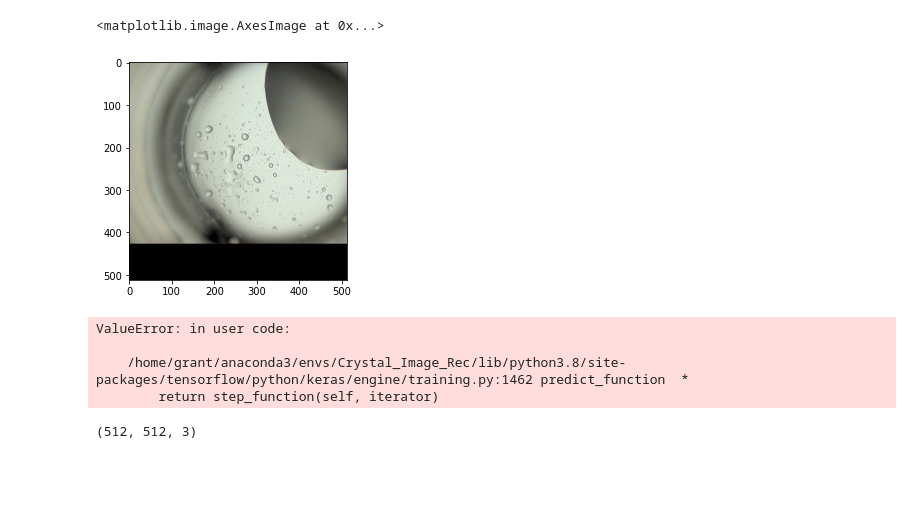
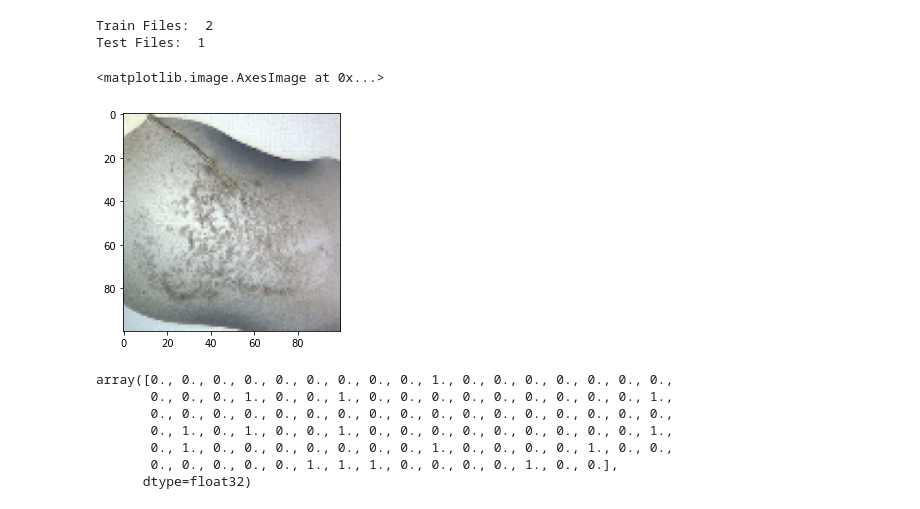
Before and after one commit to gbwiersum/CSGID, a Jupyter notebook: ImageRecognition/experimental/Image_recognition.ipynb, the cells around one changed output. Cells and saved outputs as stored; diff of their text form; code cells hidden in the pictures; blank space fills up the shorter version.

Commit message:
Work on conversion of minstrel images to tfrecord format

```diff
--- a/ImageRecognition/experimental/Image_recognition.ipynb
+++ b/ImageRecognition/experimental/Image_recognition.ipynb
@@ -39,17 +43,43 @@ test_image = wells.iloc[0]['image']
+# %%
+# Much of the code used here is based on: https://keras.io/examples/keras_recipes/tfrecord/
+import tensorflow as tf
+from ImageRecognition.utils.DataGenerator import get_dataset
+from ImageRecognition.utils.Inceptionv4 import create_model
+import glob
+
+train_list = glob.glob('../train-jpg/*')[0:2]
+test_list = glob.glob('../test-jpg/*')[0:1]
+valid_list = test_list
+
+# Tuning and training params:
+BATCH_SIZE = 100
+IMAGE_SIZE = [100, 100, 3]
+
+print("Train Files: ", len(train_list))
+print("Test Files: ", len(test_list))
+
+train_dataset = get_dataset(train_list, batch_size=BATCH_SIZE, im_size=IMAGE_SIZE)
+valid_dataset = get_dataset(test_list, batch_size=BATCH_SIZE, im_size=IMAGE_SIZE)
+test_dataset = get_dataset(test_list, labeled=False, batch_size=BATCH_SIZE, im_size=IMAGE_SIZE)
+# %% [output]
+Train Files:  2
+Test Files:  1
 # %%
 import matplotlib.pyplot as plt
-plt.imshow(test_image)
+test_image, test_label = next(iter(valid_dataset))
-# %% [output]
-<matplotlib.image.AxesImage at 0x...>
-[figure, removed]
-# %%
-model.predict(test_image)
-# %% [output]
-ValueError: in user code:
-
-    /home/grant/anaconda3/envs/Crystal_Image_Rec/lib/python3.8/site-packages/tensorflow/python/keras/engine/training.py:1462 predict_function  *
-        return step_function(self, iterator)
-# %%
-test_image.shape
-# %% [output]
-(512, 512, 3)
+# %%
+test_pred = model.predict(test_image)
+#plt.imshow(test_image[0].numpy()/255)
+# %% [output]
+<matplotlib.image.AxesImage at 0x...>
+[figure, added]
+# %%
+test_label.numpy()
+# %% [output]
+array([0., 0., 0., 0., 0., 0., 0., 0., 0., 1., 0., 0., 0., 0., 0., 0., 0.,
+       0., 0., 0., 1., 0., 0., 1., 0., 0., 0., 0., 0., 0., 0., 0., 0., 1.,
+       0., 0., 0., 0., 0., 0., 0., 0., 0., 0., 0., 0., 0., 0., 0., 0., 0.,
+       0., 1., 0., 1., 0., 0., 1., 0., 0., 0., 0., 0., 0., 0., 0., 0., 1.,
+       0., 1., 0., 0., 0., 0., 0., 0., 0., 1., 0., 0., 0., 0., 1., 0., 0.,
+       0., 0., 0., 0., 0., 1., 1., 1., 0., 0., 0., 0., 1., 0., 0.],
+      dtype=float32)
```
Also changed, not shown: parts of 10 cells of this notebook, 2 other files.
